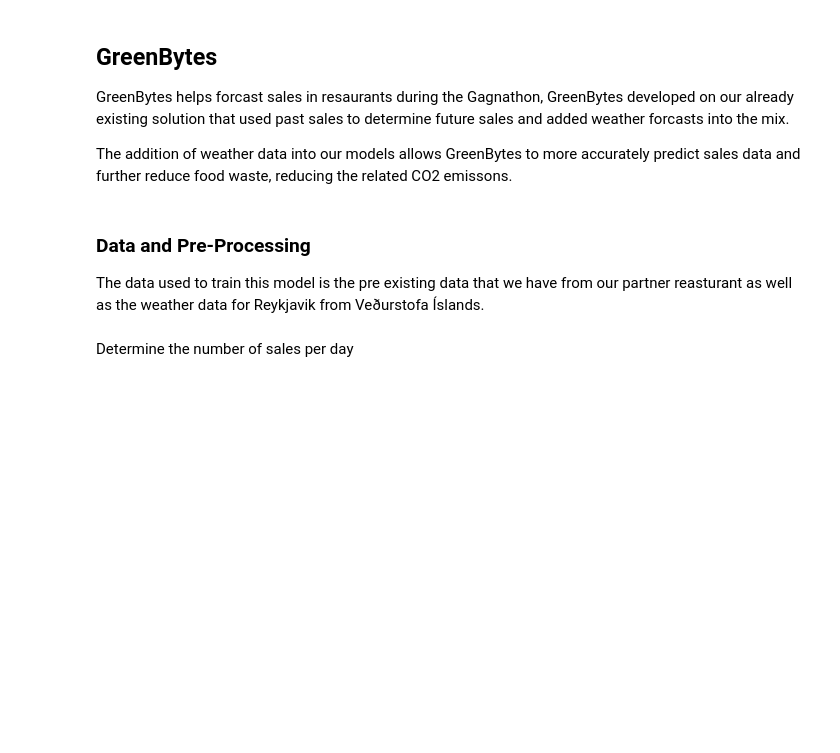
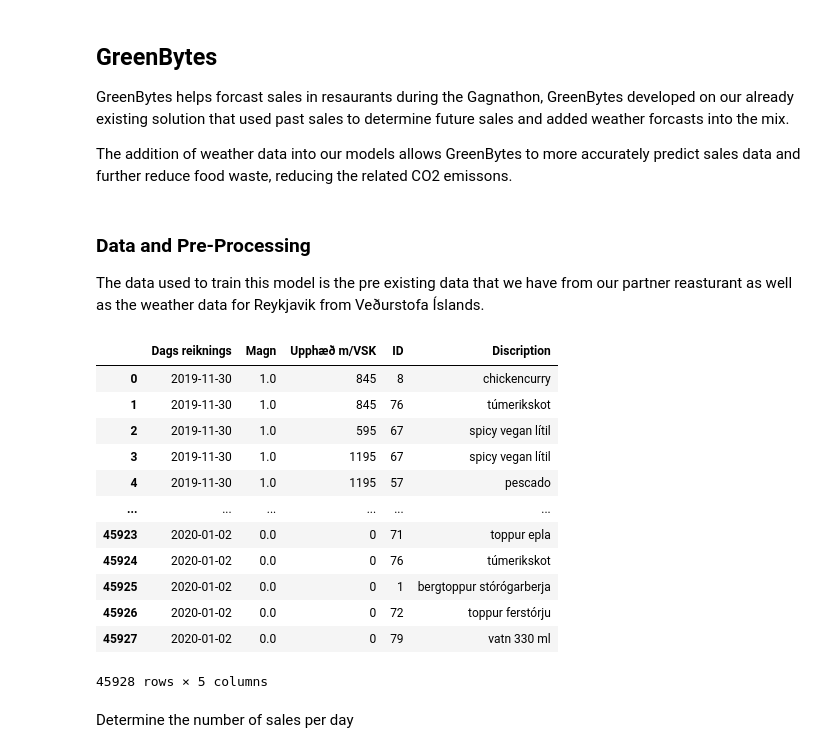
Before and after one commit to jmv-gb/gb-hakkathon, a Jupyter notebook: Gagnathon.ipynb, the cells around one changed output. Saved outputs shown, nothing was run; the diff lists cells and outputs as text; code cells hidden in the pictures; blank space fills up the shorter version.

```diff
--- a/Gagnathon.ipynb
+++ b/Gagnathon.ipynb
@@ -16,6 +16,21 @@ The data used to train this model is the pre existing data that we have from our
 # %%
 weather = pd.read_csv('weather.csv')
 sales = pd.read_csv('dataScrubbed.csv')
+sales
+# %% [output]
+|  | Dags reiknings | Magn | Upphæð m/VSK | ID | Discription |
+| 0 | 2019-11-30 | 1.0 | 845 | 8 | chickencurry |
+| 1 | 2019-11-30 | 1.0 | 845 | 76 | túmerikskot |
+| 2 | 2019-11-30 | 1.0 | 595 | 67 | spicy vegan lítil |
+| 3 | 2019-11-30 | 1.0 | 1195 | 67 | spicy vegan lítil |
+| 4 | 2019-11-30 | 1.0 | 1195 | 57 | pescado |
+| ... | ... | ... | ... | ... | ... |
+| 45923 | 2020-01-02 | 0.0 | 0 | 71 | toppur epla |
+| 45924 | 2020-01-02 | 0.0 | 0 | 76 | túmerikskot |
+| 45925 | 2020-01-02 | 0.0 | 0 | 1 | bergtoppur stórógarberja |
+| 45926 | 2020-01-02 | 0.0 | 0 | 72 | toppur ferstórju |
+| 45927 | 2020-01-02 | 0.0 | 0 | 79 | vatn 330 ml |
+45928 rows × 5 columns
 # %%
 prodList = pd.read_csv('productKey.csv')
 prodList = pd.Series(prodList['Menu Item'].values,index=prodList.ID).to_dict()
```
